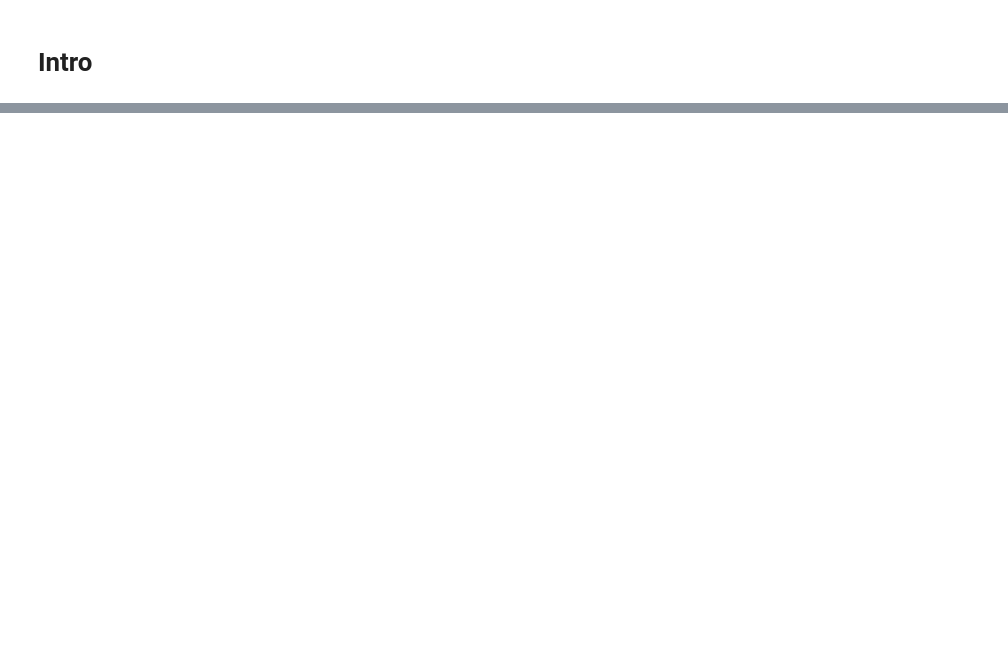
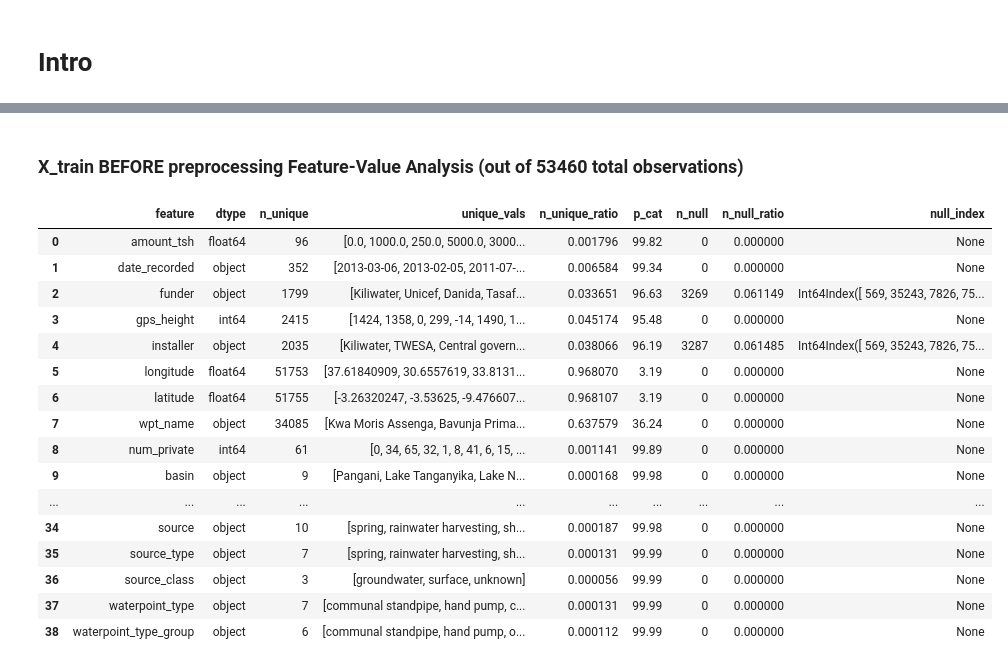
Before and after one commit to sacontreras/dsc-mod-3-project-v2-1-online-ds-sp-000, a Jupyter notebook: preprocessing.ipynb, the cells around one changed output, grey strips where cells are left out. Drawn from its saved outputs; the diff is of its cells as text; code cells hidden in the pictures; blank space fills up the shorter version.

Commit message:
final feature analysis complete up to and including basin

```diff
--- a/preprocessing.ipynb
+++ b/preprocessing.ipynb
@@ -112,12 +146,24 @@ y_validation_encoded = labels_encoded.loc[y_validation.index]
 # %%
 data_validation = pd.concat([X_validation, y_validation, y_validation_encoded], axis=1, join='inner').sort_index()
 data_validation.columns = list(X_validation.columns) + ['status_group', 'status_group_encoded']
-# %%
-amount_tsh_strat_transformer = scjpnstrattransformers.instantiate_strategy_transformer(
-    eda_config['variable_transformation_strategies']['amount_tsh'],
-    'amount_tsh',
-    pipeline_data_preprocessor
-)
-scjpnstrattransformers.html_prettify_strategy_transformer_description(amount_tsh_strat_transformer)
-
-X_train = amount_tsh_strat_transformer.fit_transform(X_train, y_train_encoded.status_group)
+# %%
+scjpnutils.analyze_values(X_train, 'X_train BEFORE preprocessing');
+# %% [output]
+X_train BEFORE preprocessing Feature-Value Analysis (out of 53460 total observations)
+|  | feature | dtype | n_unique | unique_vals | n_unique_ratio | p_cat | n_null | n_null_ratio | null_index |
+| 0 | amount_tsh | float64 | 96 | [0.0, 1000.0, 250.0, 5000.0, 3000... | 0.001796 | 99.82 | 0 | 0.000000 | None |
+| 1 | date_recorded | object | 352 | [2013-03-06, 2013-02-05, 2011-07-... | 0.006584 | 99.34 | 0 | 0.000000 | None |
+| 2 | funder | object | 1799 | [Kiliwater, Unicef, Danida, Tasaf... | 0.033651 | 96.63 | 3269 | 0.061149 | Int64Index([ 569, 35243, 7826, 75... |
+| 3 | gps_height | int64 | 2415 | [1424, 1358, 0, 299, -14, 1490, 1... | 0.045174 | 95.48 | 0 | 0.000000 | None |
+| 4 | installer | object | 2035 | [Kiliwater, TWESA, Central govern... | 0.038066 | 96.19 | 3287 | 0.061485 | Int64Index([ 569, 35243, 7826, 75... |
+| 5 | longitude | float64 | 51753 | [37.61840909, 30.6557619, 33.8131... | 0.968070 | 3.19 | 0 | 0.000000 | None |
+| 6 | latitude | float64 | 51755 | [-3.26320247, -3.53625, -9.476607... | 0.968107 | 3.19 | 0 | 0.000000 | None |
+| 7 | wpt_name | object | 34085 | [Kwa Moris Assenga, Bavunja Prima... | 0.637579 | 36.24 | 0 | 0.000000 | None |
+| 8 | num_private | int64 | 61 | [0, 34, 65, 32, 1, 8, 41, 6, 15, ... | 0.001141 | 99.89 | 0 | 0.000000 | None |
+| 9 | basin | object | 9 | [Pangani, Lake Tanganyika, Lake N... | 0.000168 | 99.98 | 0 | 0.000000 | None |
+| ... | ... | ... | ... | ... | ... | ... | ... | ... | ... |
+| 34 | source | object | 10 | [spring, rainwater harvesting, sh... | 0.000187 | 99.98 | 0 | 0.000000 | None |
+| 35 | source_type | object | 7 | [spring, rainwater harvesting, sh... | 0.000131 | 99.99 | 0 | 0.000000 | None |
+| 36 | source_class | object | 3 | [groundwater, surface, unknown] | 0.000056 | 99.99 | 0 | 0.000000 | None |
+| 37 | waterpoint_type | object | 7 | [communal standpipe, hand pump, c... | 0.000131 | 99.99 | 0 | 0.000000 | None |
+| 38 | waterpoint_type_group | object | 6 | [communal standpipe, hand pump, o... | 0.000112 | 99.99 | 0 | 0.000000 | None |
```
Also changed, not shown: parts of 10 cells of this notebook, 3 other files.
